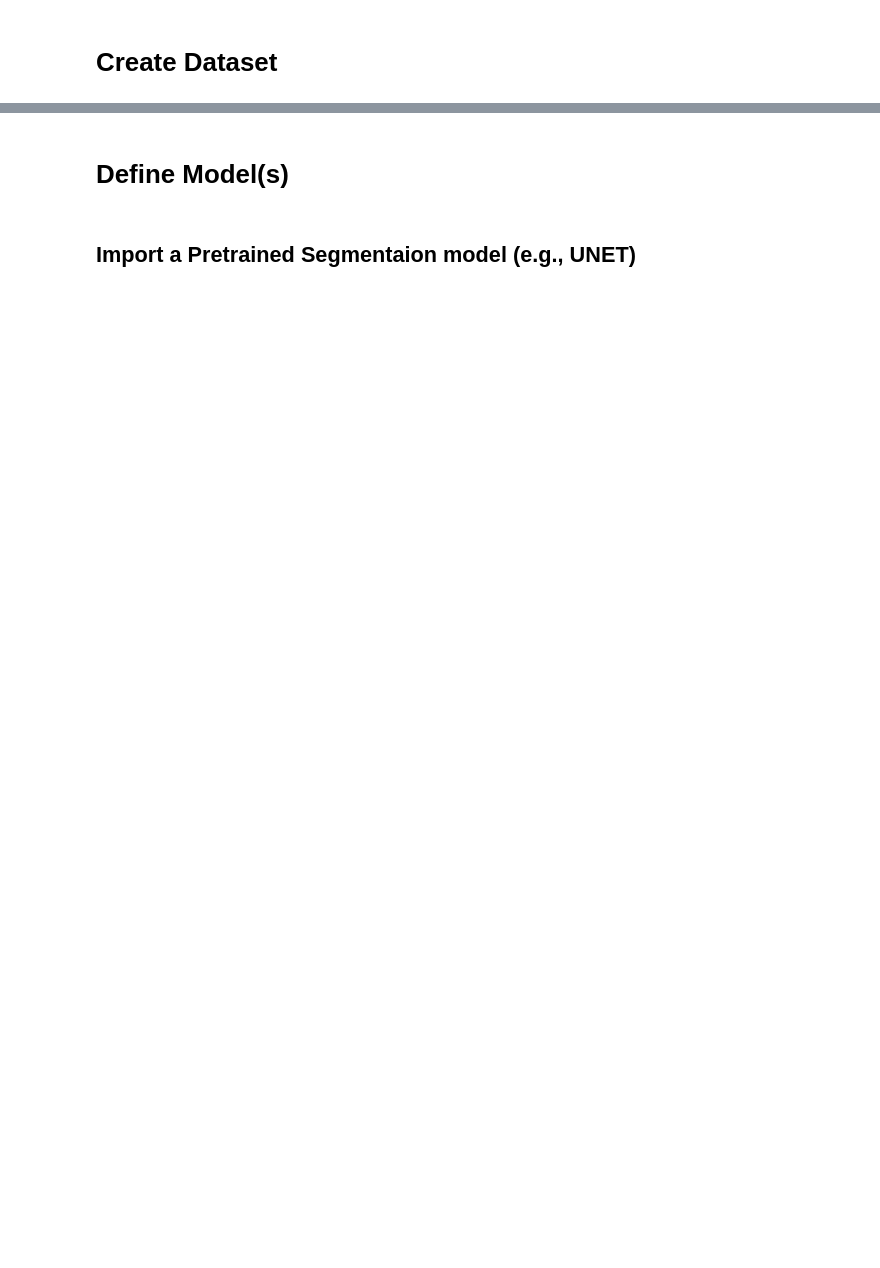
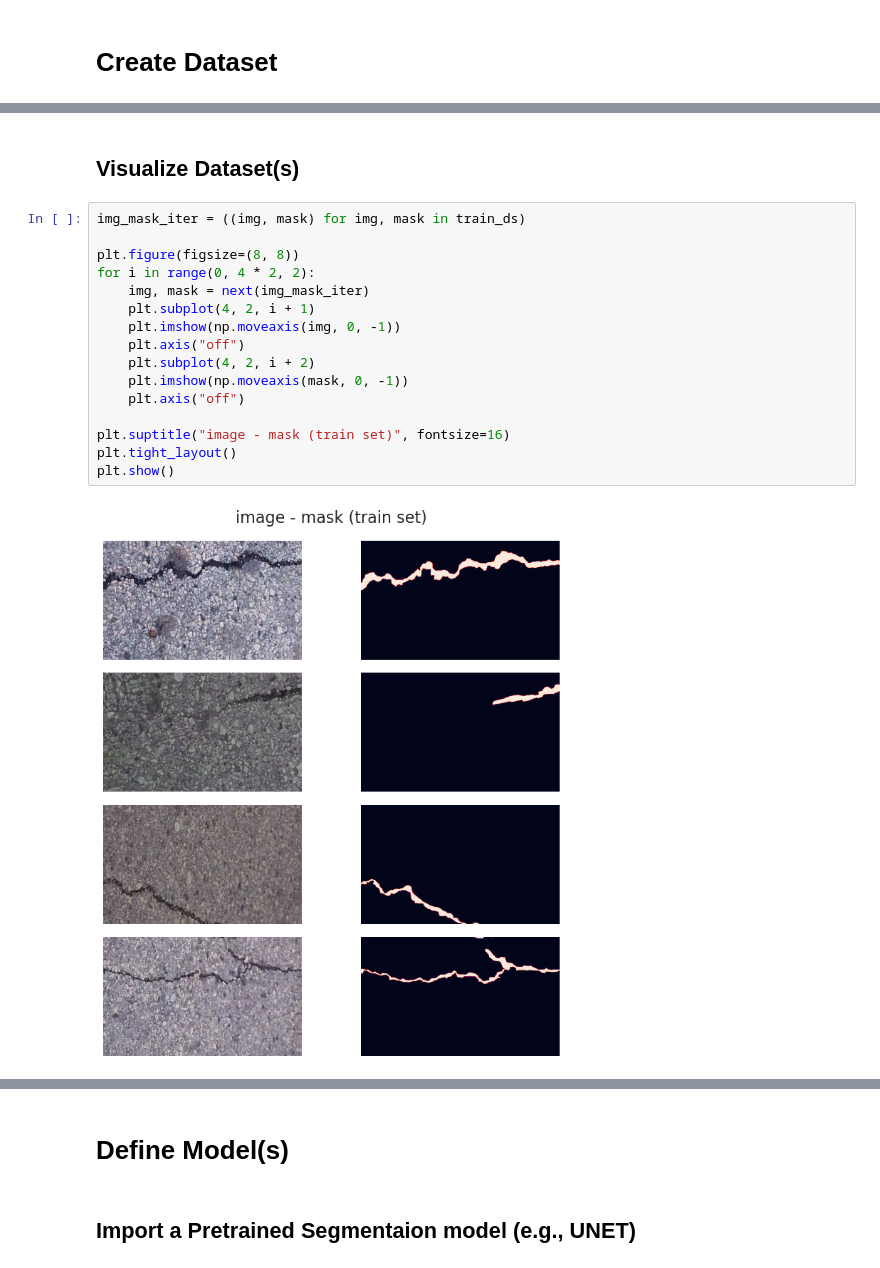
Before and after one commit to tekboart/crack-binary-semantic-segmentaion, a Jupyter notebook: 0 Interview/HKUST/train.ipynb, the cells around one changed output, grey strips where cells are left out. Saved outputs shown, nothing was run; the diff lists cells and outputs as text; blank space fills up the shorter version.

```diff
--- a/0 Interview/HKUST/train.ipynb
+++ b/0 Interview/HKUST/train.ipynb
@@ -170,0 +235,20 @@ print('# val images:', len(val_ds))
+# %% [markdown]
+## Visualize Dataset(s)
+# %%
+img_mask_iter = ((img, mask) for img, mask in train_ds)
+
+plt.figure(figsize=(8, 8))
+for i in range(0, 4 * 2, 2):
+    img, mask = next(img_mask_iter)
+    plt.subplot(4, 2, i + 1)
+    plt.imshow(np.moveaxis(img, 0, -1))
+    plt.axis("off")
+    plt.subplot(4, 2, i + 2)
+    plt.imshow(np.moveaxis(mask, 0, -1))
+    plt.axis("off")
+
+plt.suptitle("image - mask (train set)", fontsize=16)
+plt.tight_layout()
+plt.show()
+# %% [output]
+[figure, added]
```
Also changed, not shown: parts of 20 cells of this notebook.
